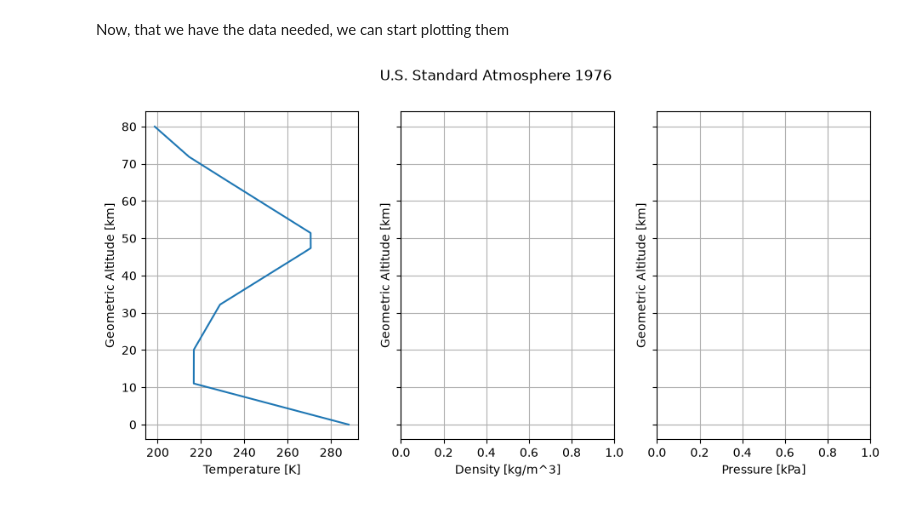
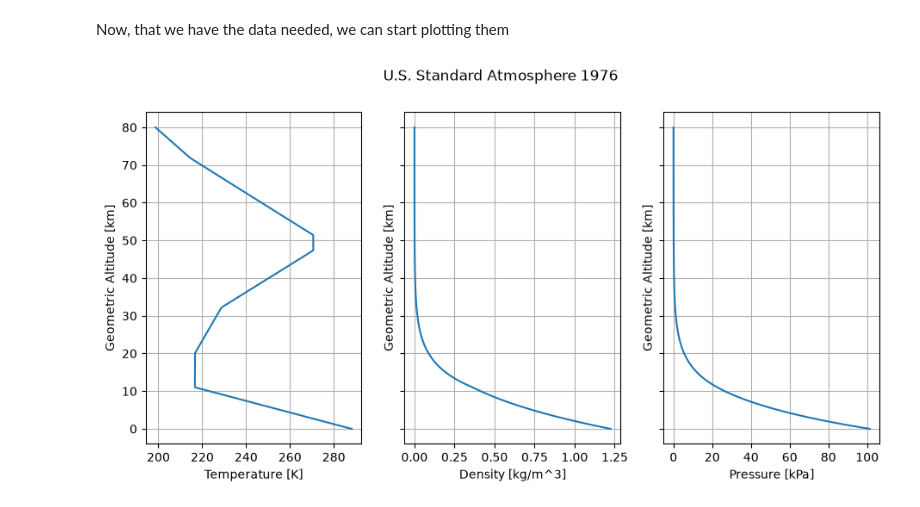
Before and after one commit to LeeroyJenkins007/AYCNFS, a Jupyter notebook: notebooks/ussa_exploration.ipynb, the cells around one changed output. Drawn from its saved outputs; the diff is of its cells as text; code cells hidden in the pictures.

Commit message:
added the ussa model parts and implemented them for Kerbin

```diff
--- a/notebooks/ussa_exploration.ipynb
+++ b/notebooks/ussa_exploration.ipynb
@@ -11,23 +11,27 @@ Lets Test out the USSA1976 implementation.
 alts = np.arange(0, 80000, 1)
 ussa = USSA1976()
 temps = [ussa.molecular_scale_temperature(alt) for alt in alts]
+pressure = [ussa.pressure(alt) / 1000 for alt in alts]
+density = [ussa.density(alt) for alt in alts]
 # %% [markdown]
 Now, that we have the data needed, we can start plotting them
 # %%
 fig, axs = plt.subplots(1, 3, figsize=(11,5), sharey=True)
 fig.suptitle("U.S. Standard Atmosphere 1976")
 
 axs[0].set_ylabel("Geometric Altitude [km]")
 axs[0].plot(temps, alts / 1000)
 axs[0].set_xlabel("Temperature [K]")
 axs[0].grid(True)
 
 axs[1].set_ylabel("Geometric Altitude [km]")
 axs[1].set_xlabel("Density [kg/m^3]")
+axs[1].plot(density, alts / 1000)
 axs[1].grid(True)
 
 axs[2].set_ylabel("Geometric Altitude [km]")
 axs[2].set_xlabel("Pressure [kPa]")
+axs[2].plot(pressure, alts / 1000)
 axs[2].grid(True)
 # %% [output]
-[figure, old version]
+[figure, new version]
```
Also changed, not shown: 4 other files.
